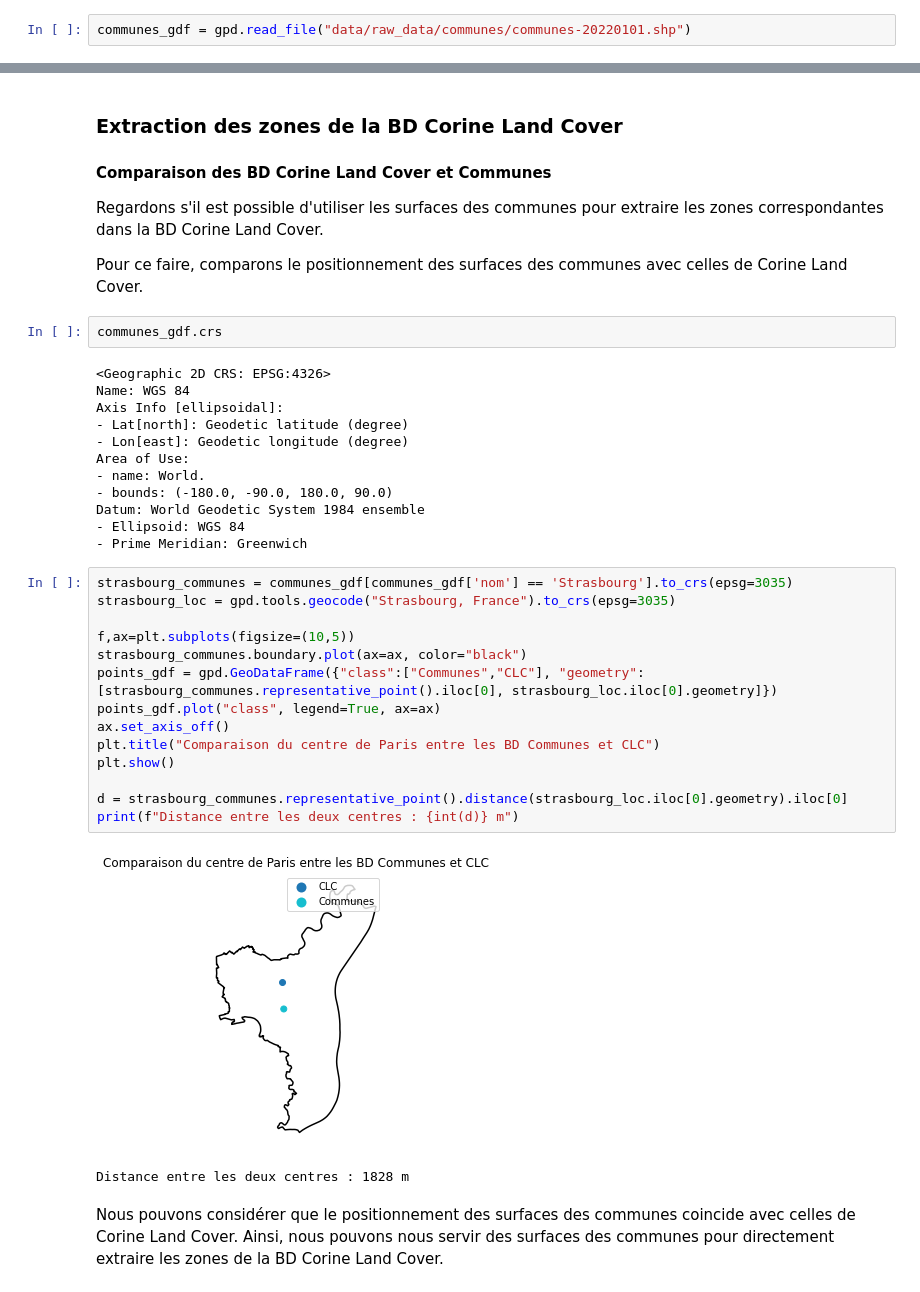
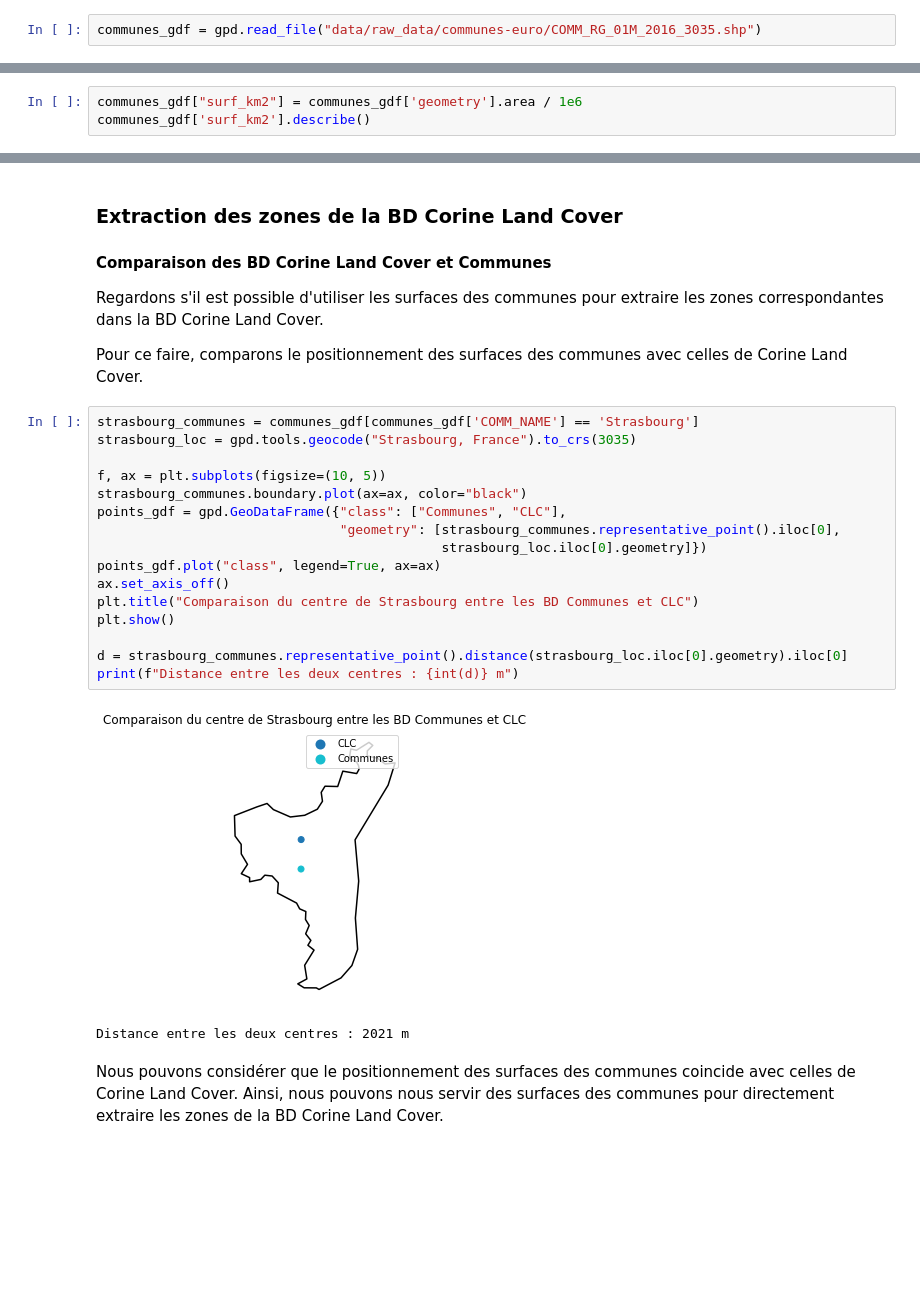
Before and after one commit to massimovenuti/clc-graph-deep-learning, a Jupyter notebook: clc.ipynb, the cells around one changed output, grey strips where cells are left out. Cells and saved outputs as stored; diff of their text form; blank space fills up the shorter version.

Commit message:
création des données pour les communes d'europe et graph embedding

```diff
--- a/clc.ipynb
+++ b/clc.ipynb
@@ -668,5 +492,5 @@ Utiliser la base de données des communes de France pour sélectionner environ 5
 # %%
-communes_gdf = gpd.read_file("data/raw_data/communes/communes-20220101.shp")
+communes_gdf = gpd.read_file("data/raw_data/communes-euro/COMM_RG_01M_2016_3035.shp")
 # %%
 communes_gdf.info()
 # %% [output]
@@ -705,0 +525,3 @@ communes_gdf.describe()
+# %%
+communes_gdf["surf_km2"] = communes_gdf['geometry'].area / 1e6
+communes_gdf['surf_km2'].describe()
@@ -737,36 +594,24 @@ communes_select_gdf.describe()
 Regardons s'il est possible d'utiliser les surfaces des communes pour extraire les zones correspondantes dans la BD Corine Land Cover.
 
 Pour ce faire, comparons le positionnement des surfaces des communes avec celles de Corine Land Cover.
-# %%
-communes_gdf.crs
-# %% [output]
-<Geographic 2D CRS: EPSG:4326>
-Name: WGS 84
-Axis Info [ellipsoidal]:
-- Lat[north]: Geodetic latitude (degree)
-- Lon[east]: Geodetic longitude (degree)
-Area of Use:
-- name: World.
-- bounds: (-180.0, -90.0, 180.0, 90.0)
-Datum: World Geodetic System 1984 ensemble
-- Ellipsoid: WGS 84
-- Prime Meridian: Greenwich
 # %%
-strasbourg_communes = communes_gdf[communes_gdf['nom'] == 'Strasbourg'].to_crs(epsg=3035)
-strasbourg_loc = gpd.tools.geocode("Strasbourg, France").to_crs(epsg=3035)
+strasbourg_communes = communes_gdf[communes_gdf['COMM_NAME'] == 'Strasbourg']
+strasbourg_loc = gpd.tools.geocode("Strasbourg, France").to_crs(3035)
 
-f,ax=plt.subplots(figsize=(10,5))
+f, ax = plt.subplots(figsize=(10, 5))
 strasbourg_communes.boundary.plot(ax=ax, color="black")
-points_gdf = gpd.GeoDataFrame({"class":["Communes","CLC"], "geometry":[strasbourg_communes.representative_point().iloc[0], strasbourg_loc.iloc[0].geometry]})
+points_gdf = gpd.GeoDataFrame({"class": ["Communes", "CLC"],
+                               "geometry": [strasbourg_communes.representative_point().iloc[0],
+                                            strasbourg_loc.iloc[0].geometry]})
 points_gdf.plot("class", legend=True, ax=ax)
 ax.set_axis_off()
-plt.title("Comparaison du centre de Paris entre les BD Communes et CLC")
+plt.title("Comparaison du centre de Strasbourg entre les BD Communes et CLC")
 plt.show()
 
 d = strasbourg_communes.representative_point().distance(strasbourg_loc.iloc[0].geometry).iloc[0]
 print(f"Distance entre les deux centres : {int(d)} m")
 # %% [output]
-[figure, old version]
+[figure, new version]
-Distance entre les deux centres : 1828 m
+Distance entre les deux centres : 2021 m
 # %% [markdown]
 Nous pouvons considérer que le positionnement des surfaces des communes coincide avec celles de Corine Land Cover. Ainsi, nous pouvons nous servir des surfaces des communes pour directement extraire les zones de la BD Corine Land Cover.
```
Also changed, not shown: parts of 74 cells of this notebook, 3 other files.
